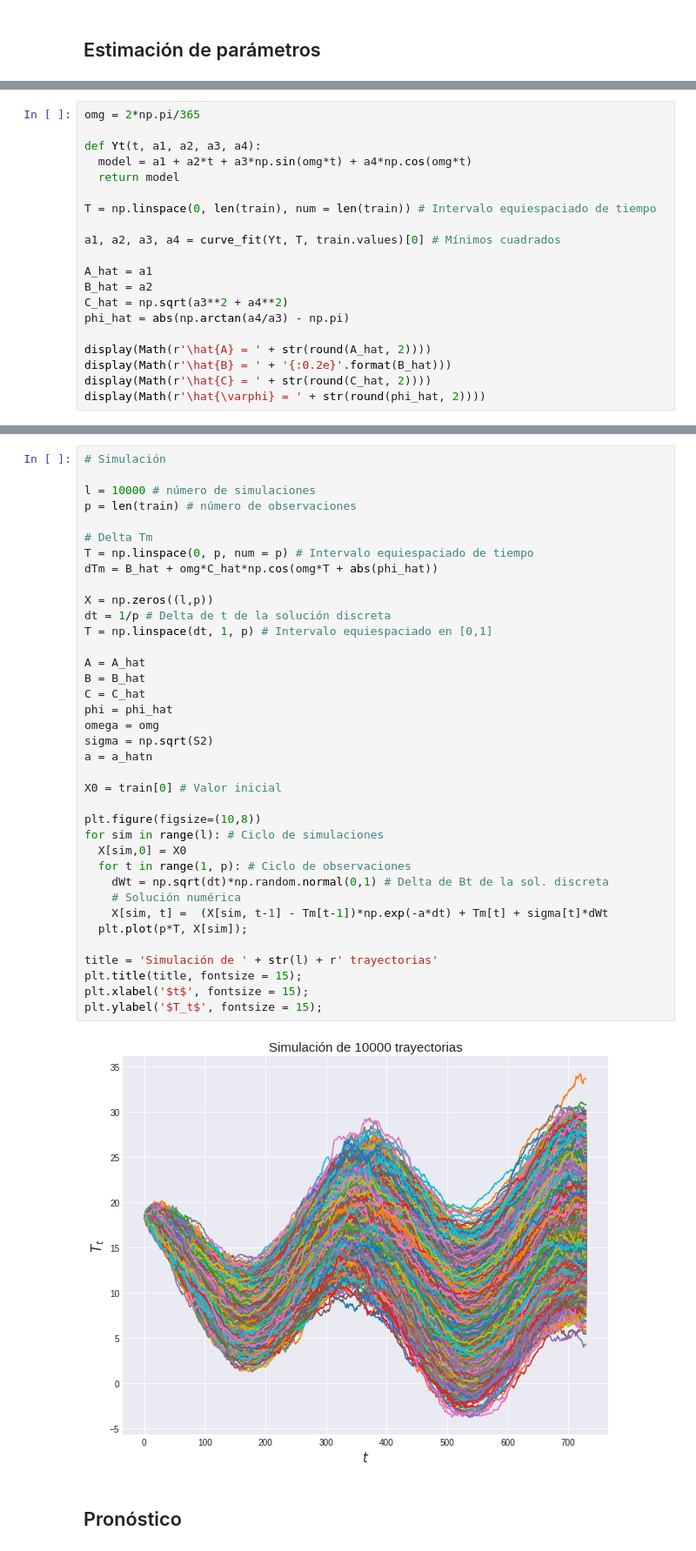
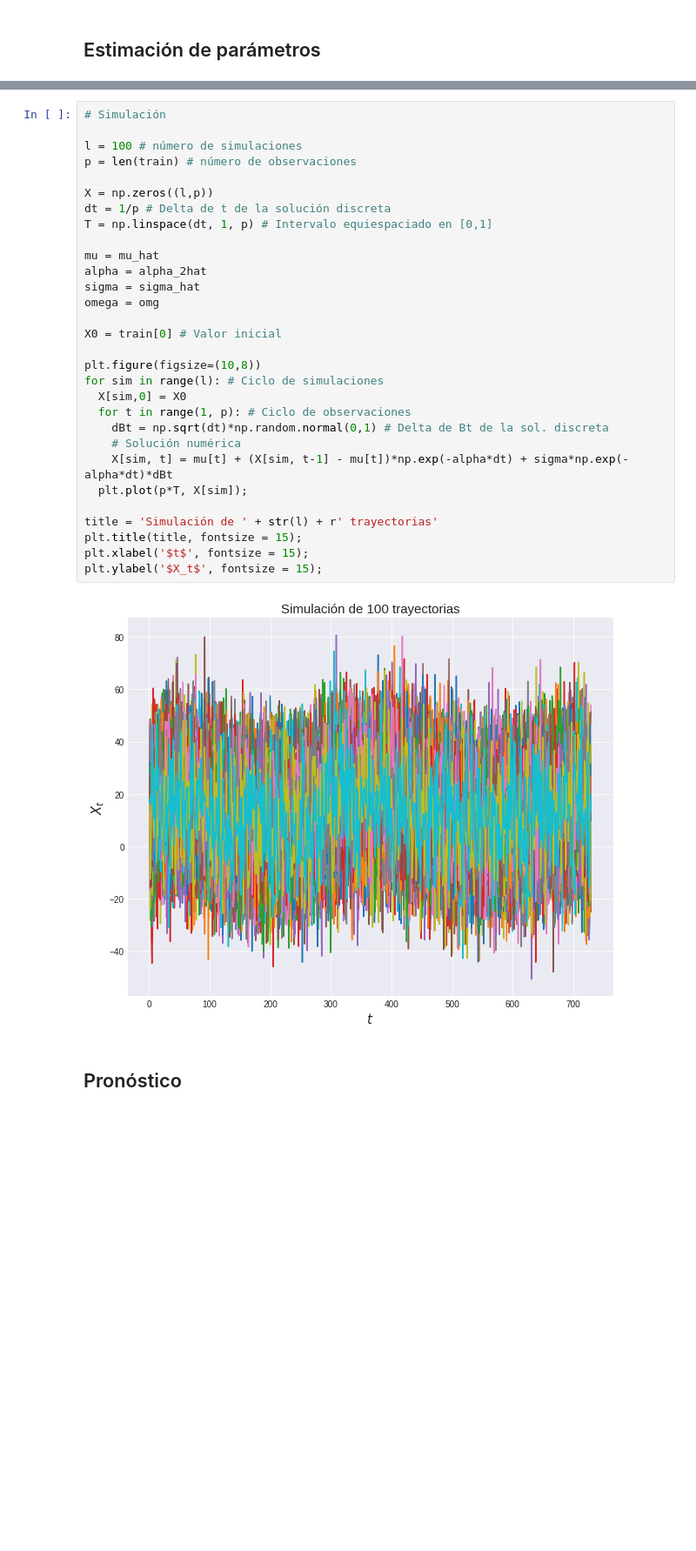
Before and after one commit to scardenol/proc_est2, a Jupyter notebook: P3.ipynb, the cells around one changed output, grey strips where cells are left out. Shown at 87% size. Saved outputs shown, nothing was run; the diff lists cells and outputs as text; blank space fills up the shorter version.

```diff
--- a/P3.ipynb
+++ b/P3.ipynb
@@ -188,20 +161,0 @@ donde la idea es implementar mínimos cuadrados para encontrar el vector de par
-# %%
-omg = 2*np.pi/365
-
-def Yt(t, a1, a2, a3, a4):
-  model = a1 + a2*t + a3*np.sin(omg*t) + a4*np.cos(omg*t)
-  return model
-
-T = np.linspace(0, len(train), num = len(train)) # Intervalo equiespaciado de tiempo
-
-a1, a2, a3, a4 = curve_fit(Yt, T, train.values)[0] # Mínimos cuadrados
-
-A_hat = a1
-B_hat = a2
-C_hat = np.sqrt(a3**2 + a4**2)
-phi_hat = abs(np.arctan(a4/a3) - np.pi)
-
-display(Math(r'\hat{A} = ' + str(round(A_hat, 2))))
-display(Math(r'\hat{B} = ' + '{:0.2e}'.format(B_hat)))
-display(Math(r'\hat{C} = ' + str(round(C_hat, 2))))
-display(Math(r'\hat{\varphi} = ' + str(round(phi_hat, 2))))
@@ -325,42 +285,35 @@ Aproximando por Euler-Maruyama se obtiene
 # %%
 # Simulación
 
-l = 10000 # número de simulaciones
+l = 100 # número de simulaciones
 p = len(train) # número de observaciones
-
-# Delta Tm
-T = np.linspace(0, p, num = p) # Intervalo equiespaciado de tiempo
-dTm = B_hat + omg*C_hat*np.cos(omg*T + abs(phi_hat))
 
 X = np.zeros((l,p))
 dt = 1/p # Delta de t de la solución discreta
 T = np.linspace(dt, 1, p) # Intervalo equiespaciado en [0,1]
 
-A = A_hat
-B = B_hat
-C = C_hat
-phi = phi_hat
+mu = mu_hat
+alpha = alpha_2hat
+sigma = sigma_hat
 omega = omg
-sigma = np.sqrt(S2)
-a = a_hatn
 
 X0 = train[0] # Valor inicial
 
 plt.figure(figsize=(10,8))
 for sim in range(l): # Ciclo de simulaciones
   X[sim,0] = X0
   for t in range(1, p): # Ciclo de observaciones
-    dWt = np.sqrt(dt)*np.random.normal(0,1) # Delta de Bt de la sol. discreta
+    dBt = np.sqrt(dt)*np.random.normal(0,1) # Delta de Bt de la sol. discreta
     # Solución numérica
-    X[sim, t] =  (X[sim, t-1] - Tm[t-1])*np.exp(-a*dt) + Tm[t] + sigma[t]*dWt
+    X[sim, t] = mu[t] + (X[sim, t-1] - mu[t])*np.exp(-alpha*dt) + sigma*np.exp(-alpha*dt)*dBt
   plt.plot(p*T, X[sim]);
 
 title = 'Simulación de ' + str(l) + r' trayectorias'
 plt.title(title, fontsize = 15);
 plt.xlabel('$t$', fontsize = 15);
-plt.ylabel('$T_t$', fontsize = 15);
+plt.ylabel('$X_t$', fontsize = 15);
 # %% [output]
-[figure, old version]
+[figure, new version]
 # %% [markdown]
 ## Pronóstico
 # %%
```
Also changed, not shown: parts of 25 cells of this notebook.
